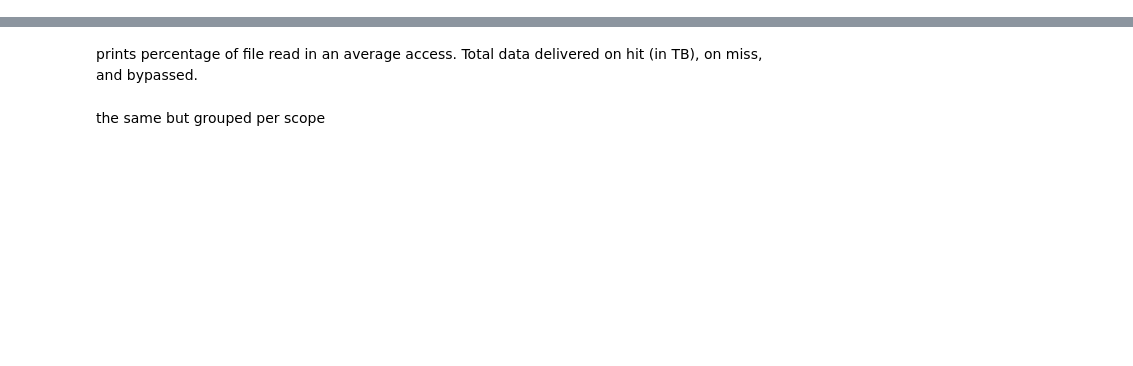
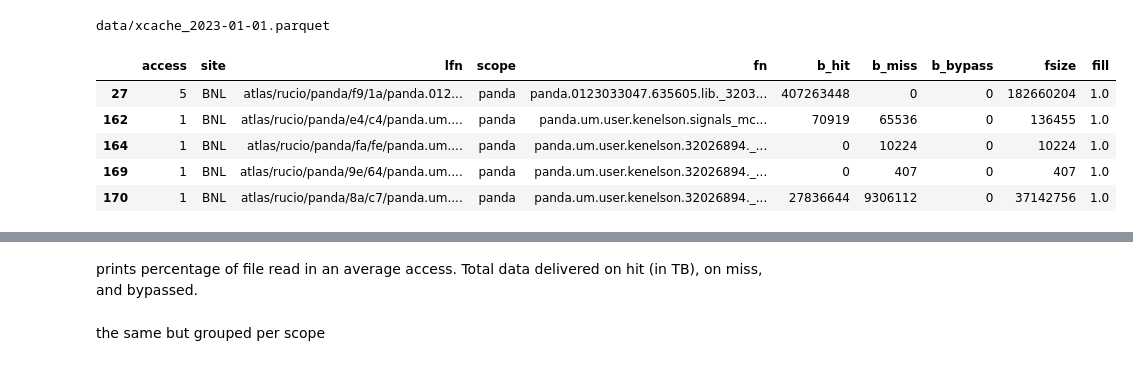
Before and after one commit to ATLAS-Analytics/AdaptiveCaching, a Jupyter notebook: analysis.ipynb, the cells around one changed output, grey strips where cells are left out. Cells and saved outputs as stored; diff of their text form; code cells hidden in the pictures; blank space fills up the shorter version.

```diff
--- a/analysis.ipynb
+++ b/analysis.ipynb
@@ -28,3 +17,21 @@ df.head()
+# %%
+dss=['data/xcache_2022-06-01.parquet','data/xcache_2022-07-01.parquet','data/xcache_2022-08-01.parquet',
+'data/xcache_2022-09-01.parquet','data/xcache_2022-10-01.parquet','data/xcache_2022-11-01.parquet','data/xcache_2022-12-01.parquet']
+dss=['data/xcache_2023-01-01.parquet']
+df=pd.DataFrame()
+for i in dss:
+    print(i)
+    df = pd.concat([df,pd.read_parquet(i)])
+df.drop(columns=['host'],inplace=True)
+(df[df['scope']=='panda']).head()
+# %% [output]
+data/xcache_2023-01-01.parquet
+|  | access | site | lfn | scope | fn | b_hit | b_miss | b_bypass | fsize | fill |
+| 27 | 5 | BNL | atlas/rucio/panda/f9/1a/panda.012... | panda | panda.0123033047.635605.lib._3203... | 407263448 | 0 | 0 | 182660204 | 1.0 |
+| 162 | 1 | BNL | atlas/rucio/panda/e4/c4/panda.um.... | panda | panda.um.user.kenelson.signals_mc... | 70919 | 65536 | 0 | 136455 | 1.0 |
+| 164 | 1 | BNL | atlas/rucio/panda/fa/fe/panda.um.... | panda | panda.um.user.kenelson.32026894._... | 0 | 10224 | 0 | 10224 | 1.0 |
+| 169 | 1 | BNL | atlas/rucio/panda/9e/64/panda.um.... | panda | panda.um.user.kenelson.32026894._... | 0 | 407 | 0 | 407 | 1.0 |
+| 170 | 1 | BNL | atlas/rucio/panda/8a/c7/panda.um.... | panda | panda.um.user.kenelson.32026894._... | 27836644 | 9306112 | 0 | 37142756 | 1.0 |
 # %%
 def Acc(r):
     cols = ['Accesses','tot files','avg acc per file', 'fill']
```
Also changed, not shown: parts of 9 cells of this notebook, 3 other files.
